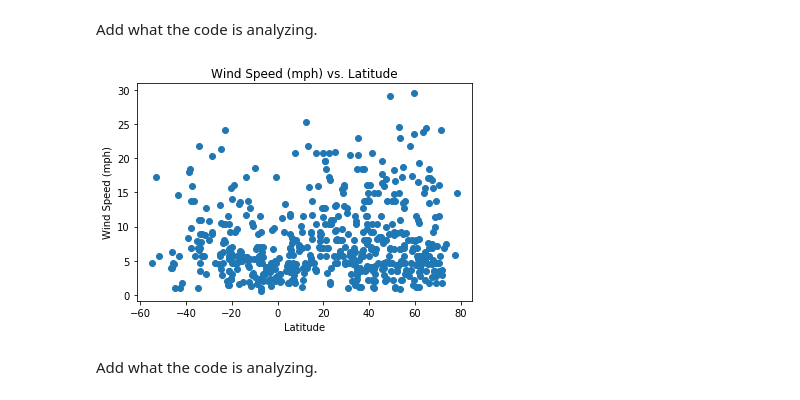
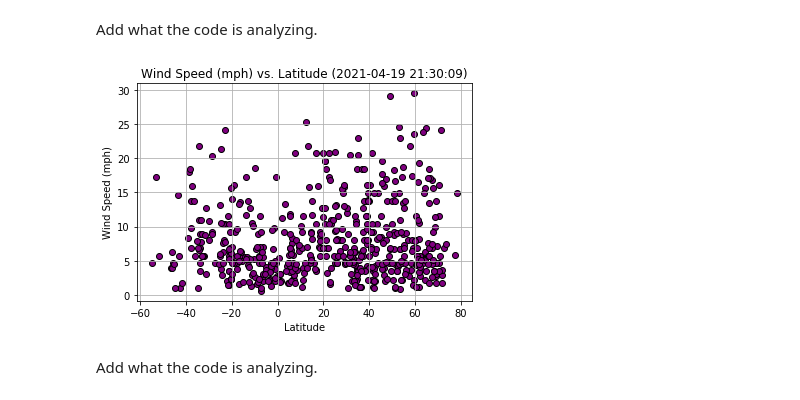
Before and after one commit to juliabrunett/python-api-challenge, a Jupyter notebook: WeatherPy/WeatherPy.ipynb, the cells around one changed output. Drawn from its saved outputs; the diff is of its cells as text; code cells hidden in the pictures.

```diff
--- a/WeatherPy/WeatherPy.ipynb
+++ b/WeatherPy/WeatherPy.ipynb
@@ -225,12 +239,14 @@ Add what the code is analyzing.
 # %%
 # Create Scatter Plot for Wind Speed vs Lat
-plt.scatter(weather_data_df["Latitude"], weather_data_df["Wind Speed"], marker = "o")
+plt.scatter(weather_data_df["Latitude"], weather_data_df["Wind Speed"], marker = "o", color="purple", edgecolors="black")
 plt.xlabel("Latitude")
 plt.ylabel("Wind Speed (mph)")
-plt.title("Wind Speed (mph) vs. Latitude")
+plt.title(f"Wind Speed (mph) vs. Latitude ({dates_converted[0]})")
+plt.grid()
+plt.savefig("./Images/windspeed_lat.png")
 plt.show()
 # %% [output]
-[figure, old version]
+[figure, new version]
 # %% [markdown]
 Add what the code is analyzing.
 # %%
```
Also changed, not shown: parts of 17 cells of this notebook, 4 other files.
